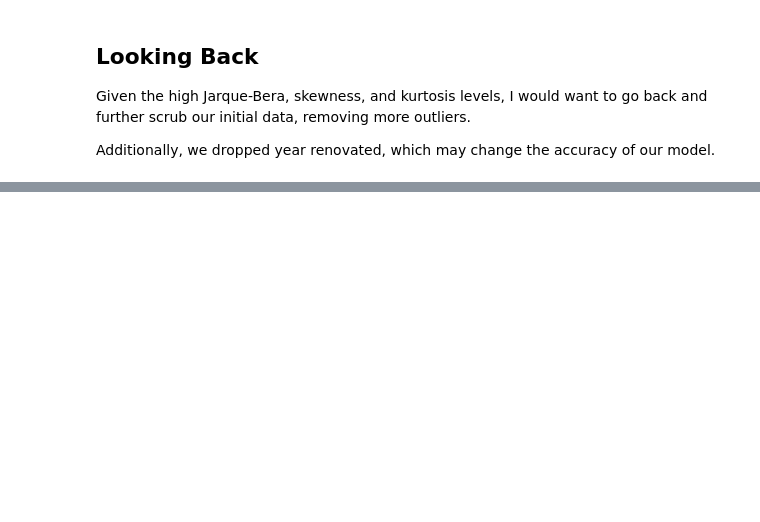
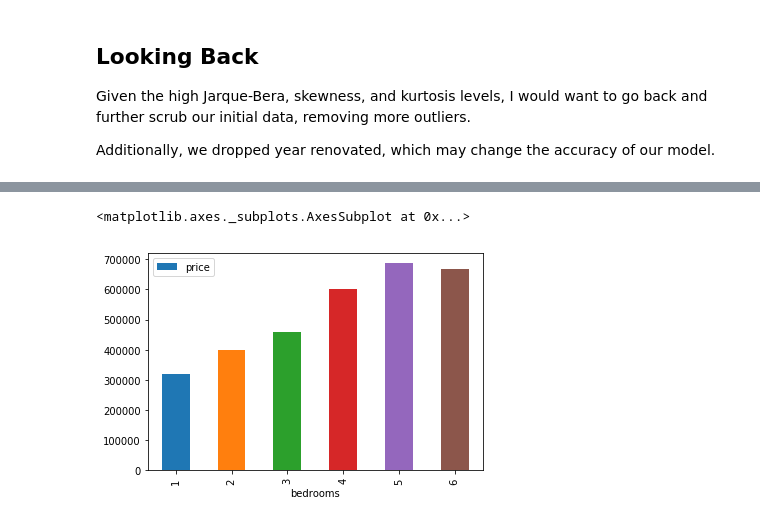
Before and after one commit to whitcrrd/dsc-1-final-project-online-ds-ft-021119, a Jupyter notebook: whitcraft-final.ipynb, the cells around one changed output, grey strips where cells are left out. Cells and saved outputs as stored; diff of their text form; code cells hidden in the pictures; blank space fills up the shorter version.

```diff
--- a/whitcraft-final.ipynb
+++ b/whitcraft-final.ipynb
@@ -486,6 +486,8 @@ expensive_low_volume     2585
 Name: zipcode_type, dtype: int64
 # %% [markdown]
 Now let's take a look at square feet vs. price, color-coded by zipcode type
+# %%
+df_graphs = data # saved for visualizations after report
 # %%
 plt.figure(figsize=(16,12))
 ax = sns.scatterplot(x="sqft_living", y="price", data=data, hue="zipcode_type")
@@ -1057,0 +1096,6 @@ Additionally, we dropped year renovated, which may change the accuracy of our mo
+# %%
+means = df_graphs.groupby(['bedrooms']).mean().reset_index()
+means.plot.bar(x='bedrooms', y='price')
+# %% [output]
+<matplotlib.axes._subplots.AxesSubplot at 0x...>
+[figure, added]
```
Also changed, not shown: parts of 18 cells of this notebook.
